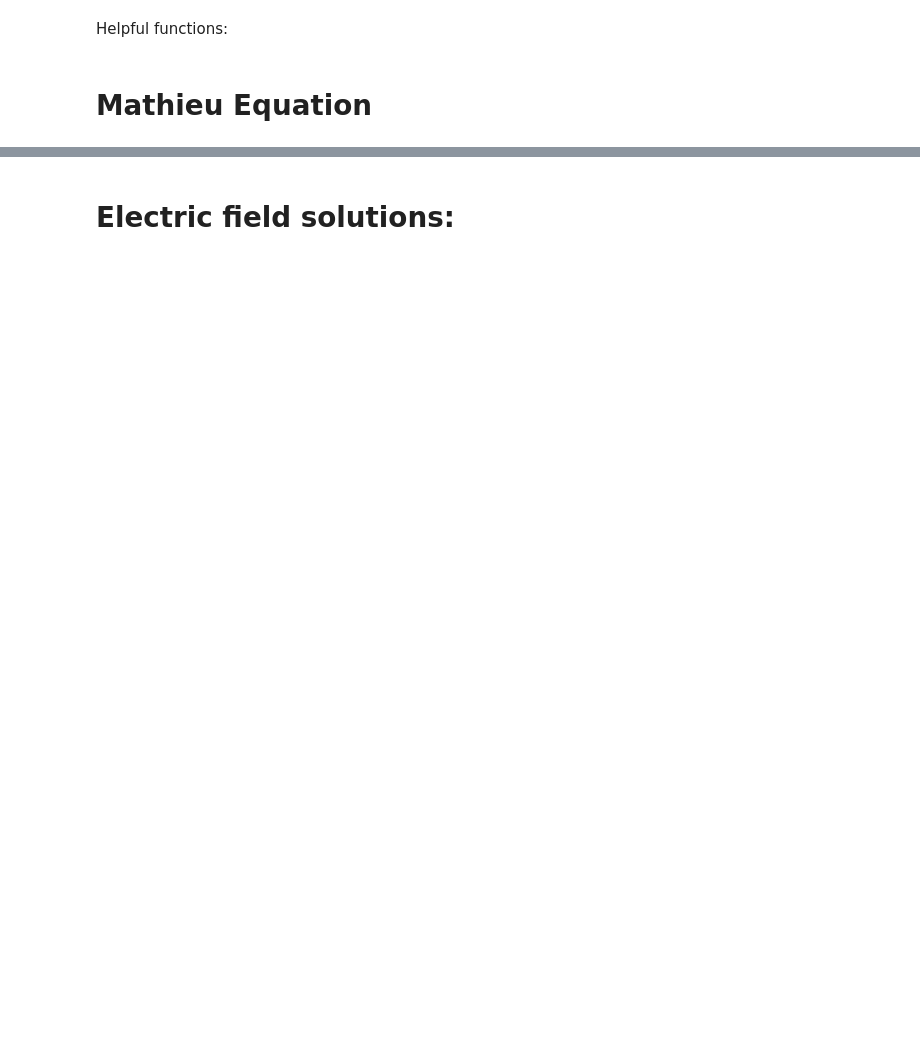
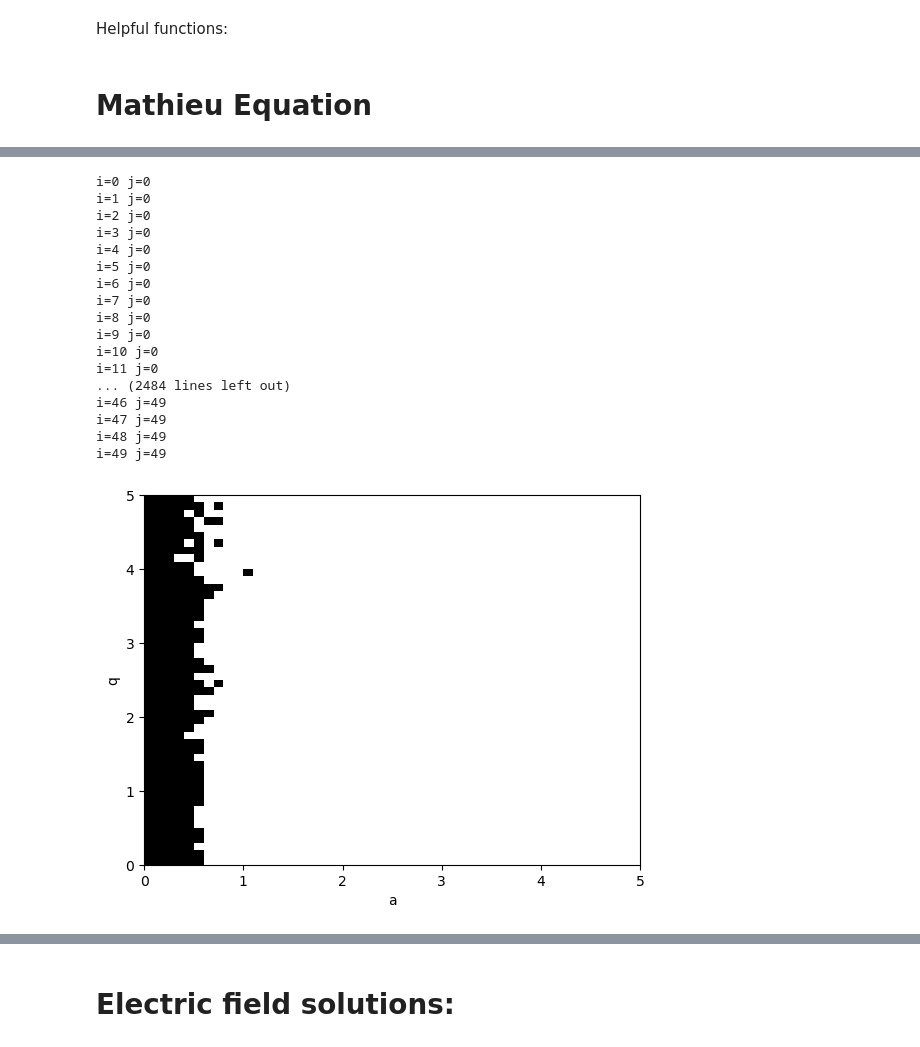
Before and after one commit to ryanamcgill/comp-phys-term-paper, a Jupyter notebook: Paper_Simulations_Figures.ipynb, the cells around one changed output, grey strips where cells are left out. Cells and saved outputs as stored; diff of their text form; code cells hidden in the pictures; blank space fills up the shorter version.

Commit message:
Functional Mathieu solver, stability incomplete

```diff
--- a/Paper_Simulations_Figures.ipynb
+++ b/Paper_Simulations_Figures.ipynb
@@ -10,5 +12,15 @@ def create_circle_pattern(matrix, row, col, radius):
     dist = np.sqrt((x-row)**2 + (y-col)**2)
     matrix[dist <= radius] = 1
     return matrix
+# %%
+# Constants / problem paramters
+freq = 1e6              # Drive frequency
+omega_rf = 2 * np.pi *freq
+m = 40.077 / 1000 / 6.022e23 # [kg] molecular weight / Avogadro to get
+q_e = 1.60218e-19       # [C] Charge
+r_0 = 10e-3             # [m] Radius of trap electrodes
+V_dc = 0                # [V] DC voltage
+T = 1 / omega_rf        # [s] Period
+T = 10
 # %% [markdown]
 # Mathieu Equation
@@ -14,0 +51,63 @@ def create_circle_pattern(matrix, row, col, radius):
+# %%
+# Define the range of a and q values to plot
+a_min = 0
+a_max = 5
+q_min = 0
+q_max = 5
+num_points = 50
+a_values = np.linspace(a_min, a_max, num_points)
+q_values = np.linspace(q_min, q_max, num_points)
+
+def mathieu2(t,r,a,q):
+    y1, y2 = r
+    dy1dt = y2
+    dy2dt =  (a - 2 * q * np.cos(omega_rf * 2 * t)) * y1
+    return np.array([dy1dt,dy2dt])
+
+
+x = np.linspace(0,np.rad2deg(100*np.pi),num_points)
+
+# Define a function to check the stability of a given initial condition
+def is_stable(a, q, y1_0, y2_0,tau,N):
+    # r = mathieu_solver(a,q,y1_0,y2_0,tau,N)
+    sol = solve_ivp(lambda t, r: mathieu2(t,r,a,q),t_span=(0,tau), y0=np.array([y1_0,y2_0]))
+    return np.max(np.abs(sol.y)) < 1000
+
+# Compute the stability for all values of a and q
+y1_0 = 0.0 # Initial position
+y2_0 = 1.0 # Initial velocity
+
+stability = np.zeros((num_points,num_points), float)
+
+m = 0
+for j,q in enumerate(q_values):
+    for i,a in enumerate(a_values):
+        print("i={} j={}".format(i,j))
+        if is_stable(a,q,y1_0,y2_0,tau=T,N=100):
+            stability[j,i] = 1
+
+# Plot the stability diagram
+fig, ax = plt.subplots()
+im = ax.imshow(stability, extent=[a_min, a_max, q_min, q_max], origin='lower', cmap='gray_r', aspect='auto')
+ax.set_xlabel('a')
+ax.set_ylabel('q')
+plt.show()
+# %% [output]
+i=0 j=0
+i=1 j=0
+i=2 j=0
+i=3 j=0
+i=4 j=0
+i=5 j=0
+i=6 j=0
+i=7 j=0
+i=8 j=0
+i=9 j=0
+i=10 j=0
+i=11 j=0
+... (2484 lines left out)
+i=46 j=49
+i=47 j=49
+i=48 j=49
+i=49 j=49
+[figure, added]
```
Also changed, not shown: parts of 9 cells of this notebook.
